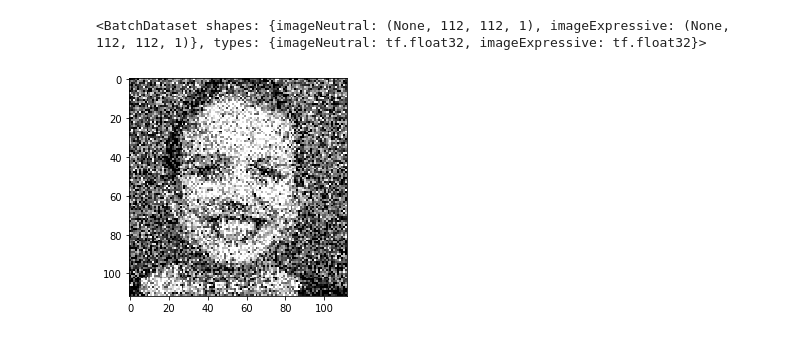
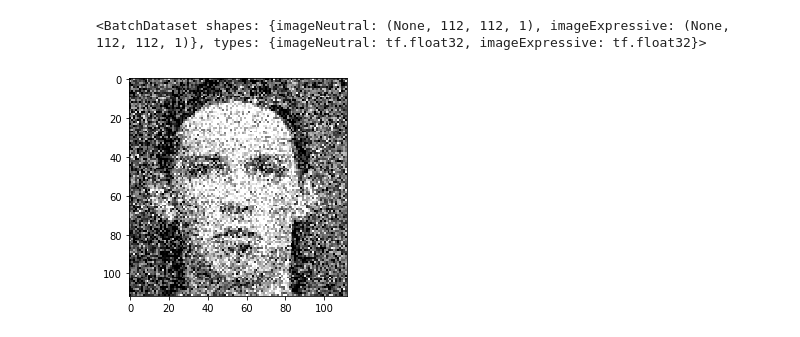
Before and after one commit to willtc111/StoicNet, a Jupyter notebook: Trainer.ipynb, the cells around one changed output. Saved outputs shown, nothing was run; the diff lists cells and outputs as text; code cells hidden in the pictures.

```diff
--- a/Trainer.ipynb
+++ b/Trainer.ipynb
@@ -74,7 +88,7 @@ def parser(record):
     return {"imageNeutral":imageNeutral, "imageExpressive":imageExpressive}
 # %%
 
-BATCH_SIZE = 50
+BATCH_SIZE = 100#20
 
 DB_PATH = '/content/drive/My Drive/StoicNetData/'
 raw_train = tf.data.TFRecordDataset(DB_PATH + "train.tfrecords")
@@ -356,11 +376,11 @@ def plot_GAN_loss(ls):
 # %%
 # Get this round's inspirational photo...
 for image_features in parsed_train.take(1):
     image_raw = image_features['imageExpressive'].numpy()
-    plt.imshow(np.squeeze(image_raw[0,:,:,:]+np.random.normal(0.0, 0.6, [112,112,1])), cmap='gray', vmin=-1, vmax=1)
+    plt.imshow(np.squeeze(image_raw[0,:,:,:]+np.random.normal(0.0, 0.5, [112,112,1])), cmap='gray', vmin=-1, vmax=1)
     plt.show()
 # %% [output]
-[figure, old version]
+[figure, new version]
 # %%
 # Save image for pre-training
 generate_and_save_images(generator, discriminator, 0, random_vector_for_generation)
```
Also changed, not shown: parts of 12 cells of this notebook.
